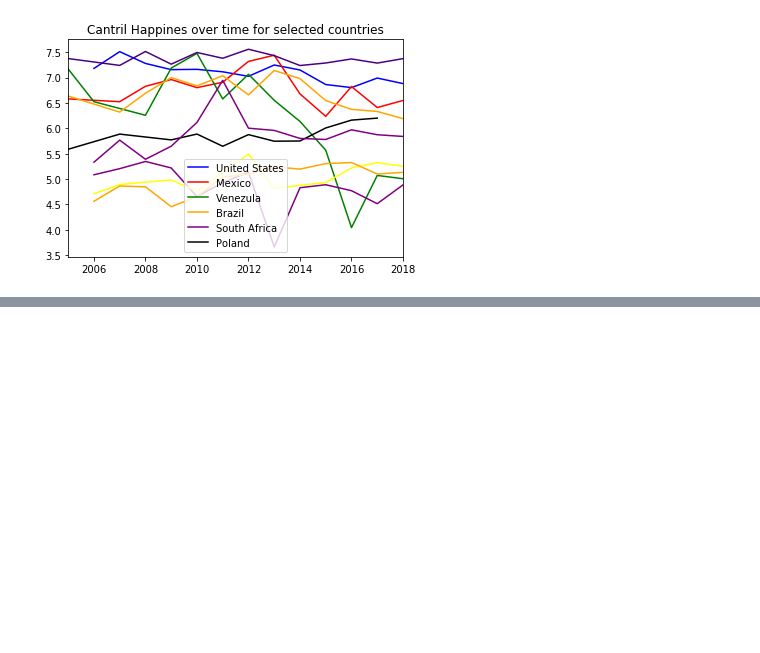
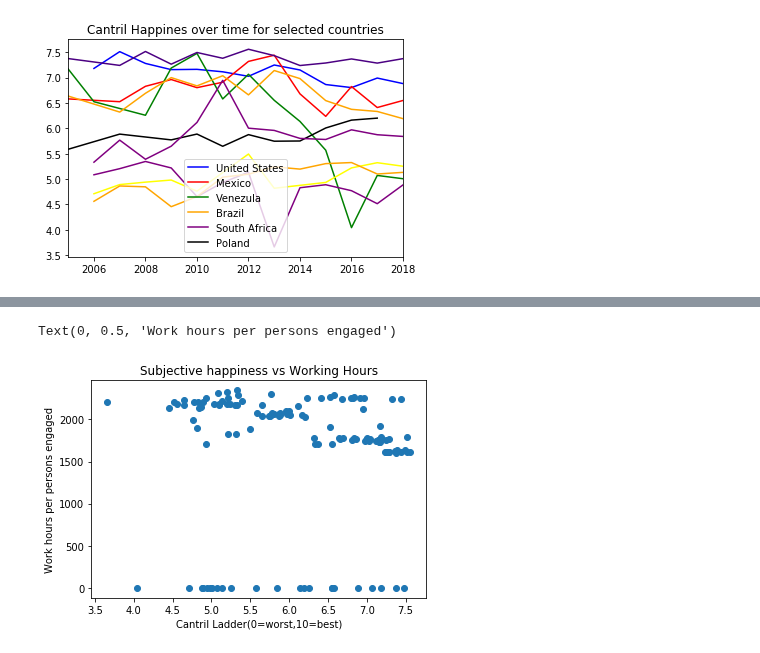
Before and after one commit to JeremyBrent/RUDS_project_1, a Jupyter notebook: Data_analysis.ipynb, the cells around one changed output, grey strips where cells are left out. Saved outputs shown, nothing was run; the diff lists cells and outputs as text; code cells hidden in the pictures; blank space fills up the shorter version.

```diff
--- a/Data_analysis.ipynb
+++ b/Data_analysis.ipynb
@@ -48,22 +82,22 @@ data_df
 # %%
 #Obtaining and visualizing Cantril Happiness score average per chosen country
 filepath = os.path.join("Data","Life_satisfcation_and_happiness","happiness_cantril_ladder.csv")
-data_df = pd.read_csv(filepath)
-data_df = data_df.rename(columns={"World Happiness Report 2016 (Cantril Ladder (0=worst; 10=best))":"Cantril Ladder(0=worst,10=best)"})
+Cantril_hap = pd.read_csv(filepath)
+Cantril_hap  = Cantril_hap.rename(columns={"World Happiness Report 2016 (Cantril Ladder (0=worst; 10=best))":"Cantril Ladder(0=worst,10=best)"})
 
-data_df = data_df[data_df.Entity.isin(countries_list)]
-data_df = data_df.groupby("Entity").mean().reset_index()
-data_df.count()
+Cantril_hap = Cantril_hap[Cantril_hap.Entity.isin(countries_list)]
+Cantril_hap_group = Cantril_hap.groupby("Entity").mean().reset_index()
+Cantril_hap_group.count()
 
 
-xlocation = [value for value in data_df["Entity"]]
+xlocation = [value for value in Cantril_hap_group["Entity"]]
 f, ax = plt.subplots(figsize=(18,5))
-plt.bar(data_df["Entity"],data_df["Cantril Ladder(0=worst,10=best)"])
-plt.xticks(xlocation,data_df["Entity"],rotation=90)
+plt.bar(Cantril_hap_group["Entity"],Cantril_hap_group["Cantril Ladder(0=worst,10=best)"])
+plt.xticks(xlocation,Cantril_hap_group["Entity"],rotation=90)
 plt.xlabel("Country")
 plt.ylabel("Cantril ladder (0=worst, 10=best)")
 plt.title("Cantril Ladder")
-plt.xlim(-.5,len(data_df.Entity)-.5)
+plt.xlim(-.5,len(Cantril_hap_group.Entity)-.5)
 plt.show()
 # %% [output]
 [figure]
@@ -120,0 +147,3 @@ array(['Brazil', 'China', 'Mexico', 'Nigeria', 'Poland', 'South Africa',
+# %%
+merged_df = pd.merge(Cantril_hap,productivity_df,how="left")
+merged_df
@@ -120,0 +164,8 @@ array(['Brazil', 'China', 'Mexico', 'Nigeria', 'Poland', 'South Africa',
+# %%
+plt.scatter(merged_df["Cantril Ladder(0=worst,10=best)"],merged_df["Work hours per persons engaged"])
+plt.title("Subjective happiness vs Working Hours")
+plt.xlabel("Cantril Ladder(0=worst,10=best)")
+plt.ylabel("Work hours per persons engaged")
+# %% [output]
+Text(0, 0.5, 'Work hours per persons engaged')
+[figure, added]
```
Also changed, not shown: parts of 15 cells of this notebook, 1 other file.
